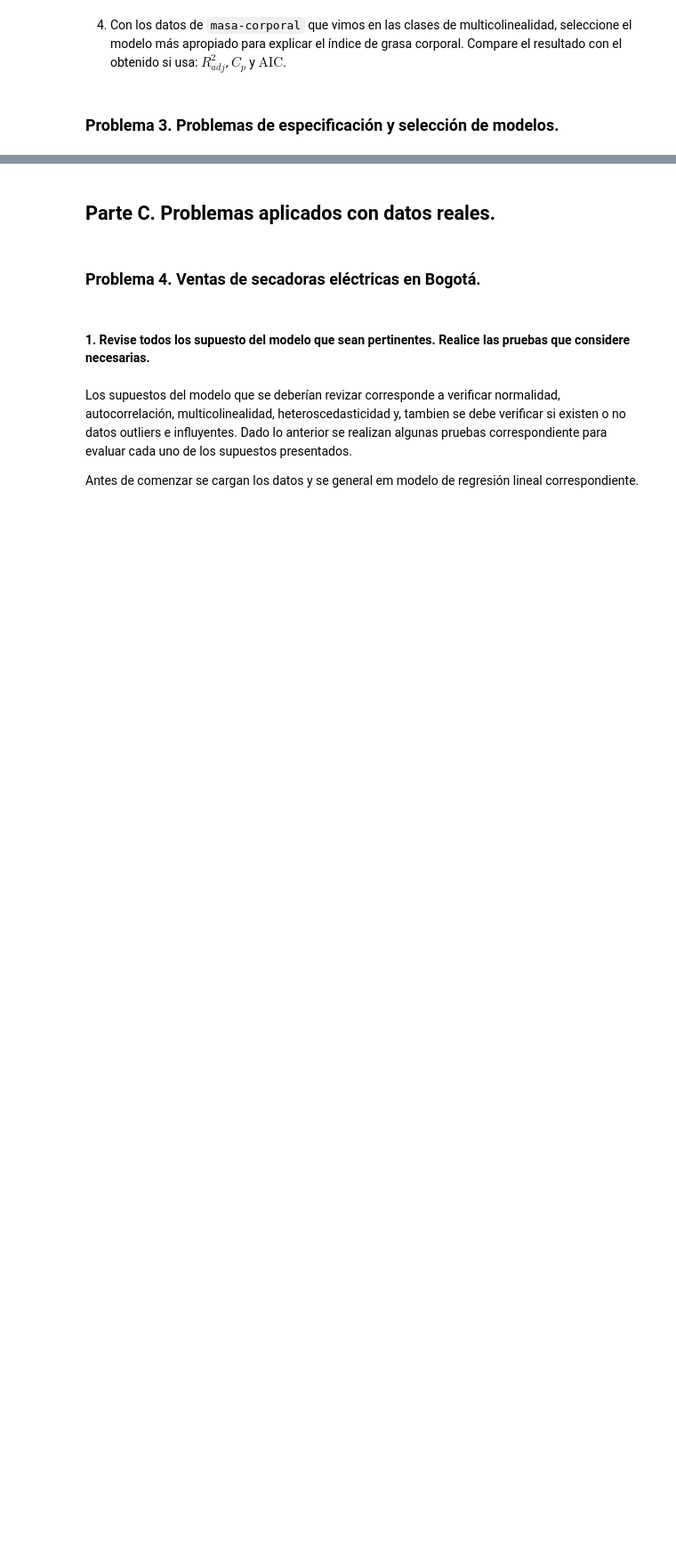
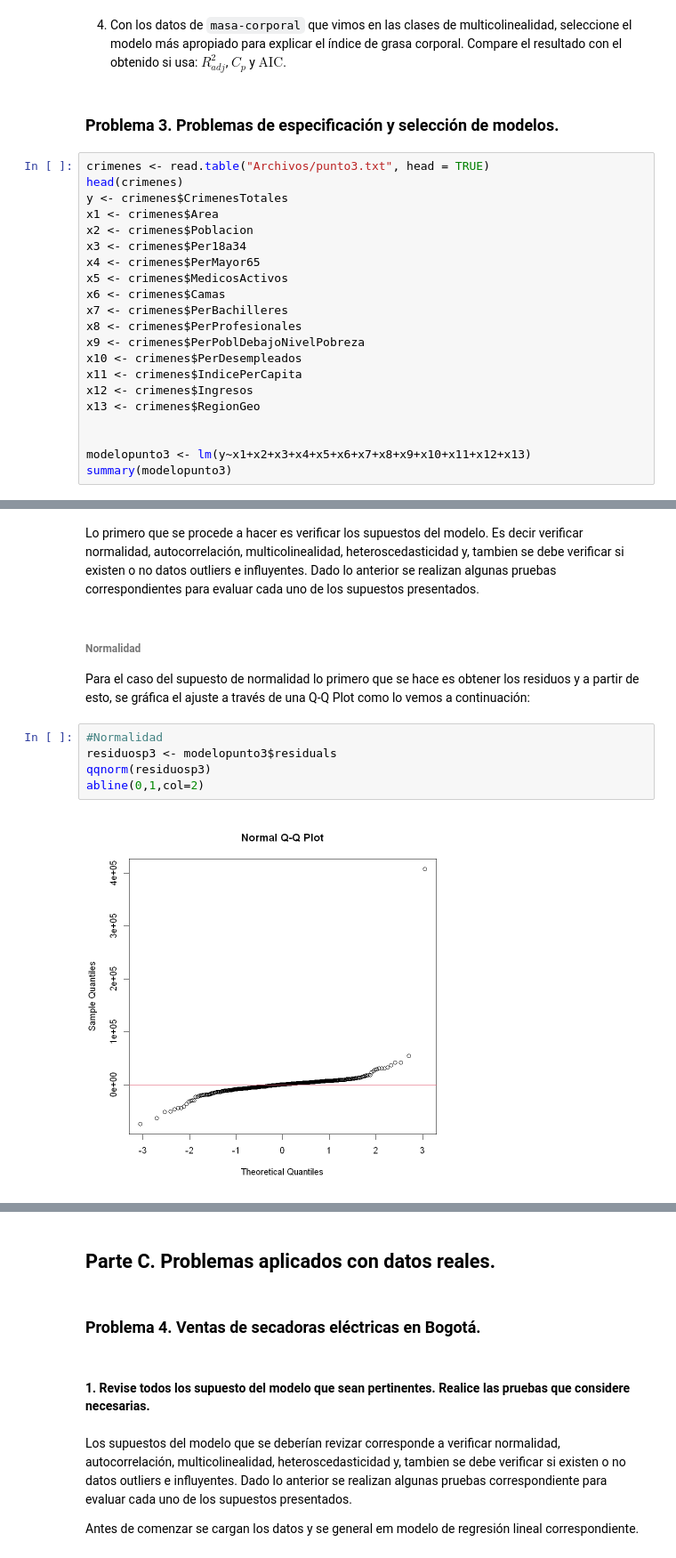
Before and after one commit to MantiMantilla/MEL-2022-2, a Jupyter notebook: Tareas/Tarea 3/Tarea 3.ipynb, the cells around one changed output, grey strips where cells are left out. Shown at 89% size. Cells and saved outputs as stored; diff of their text form; blank space fills up the shorter version.

Commit message:
Punto3Inicio

```diff
--- a/Tareas/Tarea 3/Tarea 3.ipynb
+++ b/Tareas/Tarea 3/Tarea 3.ipynb
@@ -410,3 +410,24 @@ $$
 4. Con los datos de `masa-corporal` que vimos en las clases de multicolinealidad, seleccione el modelo más apropiado para explicar el índice de grasa corporal. Compare el resultado con el obtenido si usa: $R^{2}_{adj}$, $C_{p}$ y $\text{AIC}$.
 # %% [markdown]
 ### Problema 3. Problemas de especificación y selección de modelos.
+# %%
+crimenes <- read.table("Archivos/punto3.txt", head = TRUE)
+head(crimenes)
+y <- crimenes$CrimenesTotales
+x1 <- crimenes$Area
+x2 <- crimenes$Poblacion
+x3 <- crimenes$Per18a34
+x4 <- crimenes$PerMayor65
+x5 <- crimenes$MedicosActivos
+x6 <- crimenes$Camas
+x7 <- crimenes$PerBachilleres
+x8 <- crimenes$PerProfesionales
+x9 <- crimenes$PerPoblDebajoNivelPobreza
+x10 <- crimenes$PerDesempleados
+x11 <- crimenes$IndicePerCapita
+x12 <- crimenes$Ingresos
+x13 <- crimenes$RegionGeo
+
+
+modelopunto3 <- lm(y~x1+x2+x3+x4+x5+x6+x7+x8+x9+x10+x11+x12+x13)
+summary(modelopunto3)
@@ -412,0 +461,12 @@ $$
+# %% [markdown]
+Lo primero que se procede a hacer es verificar los supuestos del modelo. Es decir verificar normalidad, autocorrelación, multicolinealidad,  heteroscedasticidad y, tambien se debe verificar si existen o no datos outliers e influyentes. Dado lo anterior se realizan algunas pruebas correspondientes para evaluar cada uno de los supuestos presentados.
+# %% [markdown]
+###### Normalidad
+Para el caso del supuesto de normalidad lo primero que se hace es obtener los residuos y a partir de esto, se gráfica el ajuste a través de una Q-Q Plot como lo vemos a continuación:
+# %%
+#Normalidad
+residuosp3 <- modelopunto3$residuals
+qqnorm(residuosp3)
+abline(0,1,col=2)
+# %% [output]
+[figure, added]
```
Also changed, not shown: parts of 17 cells of this notebook, 2 other files.
